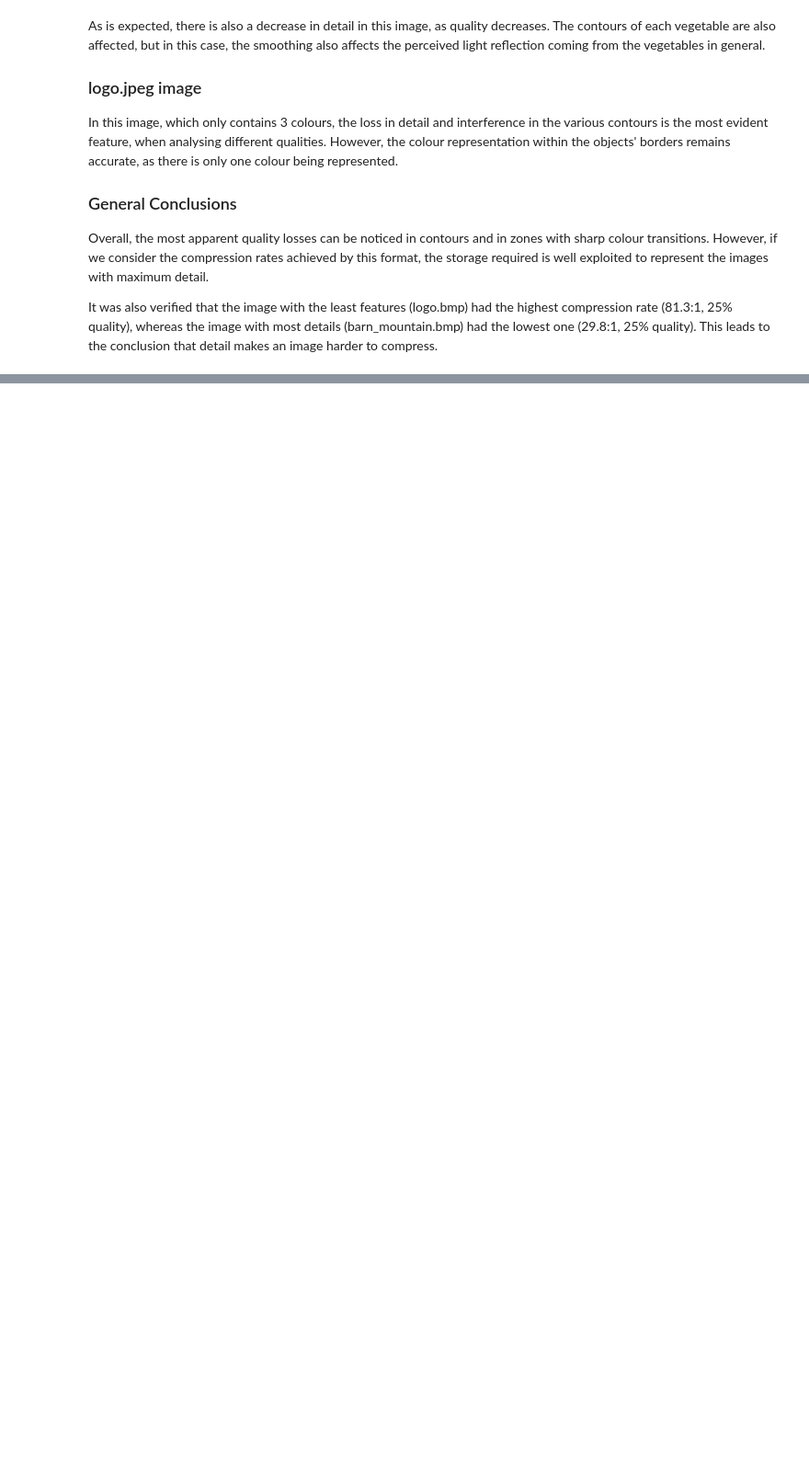
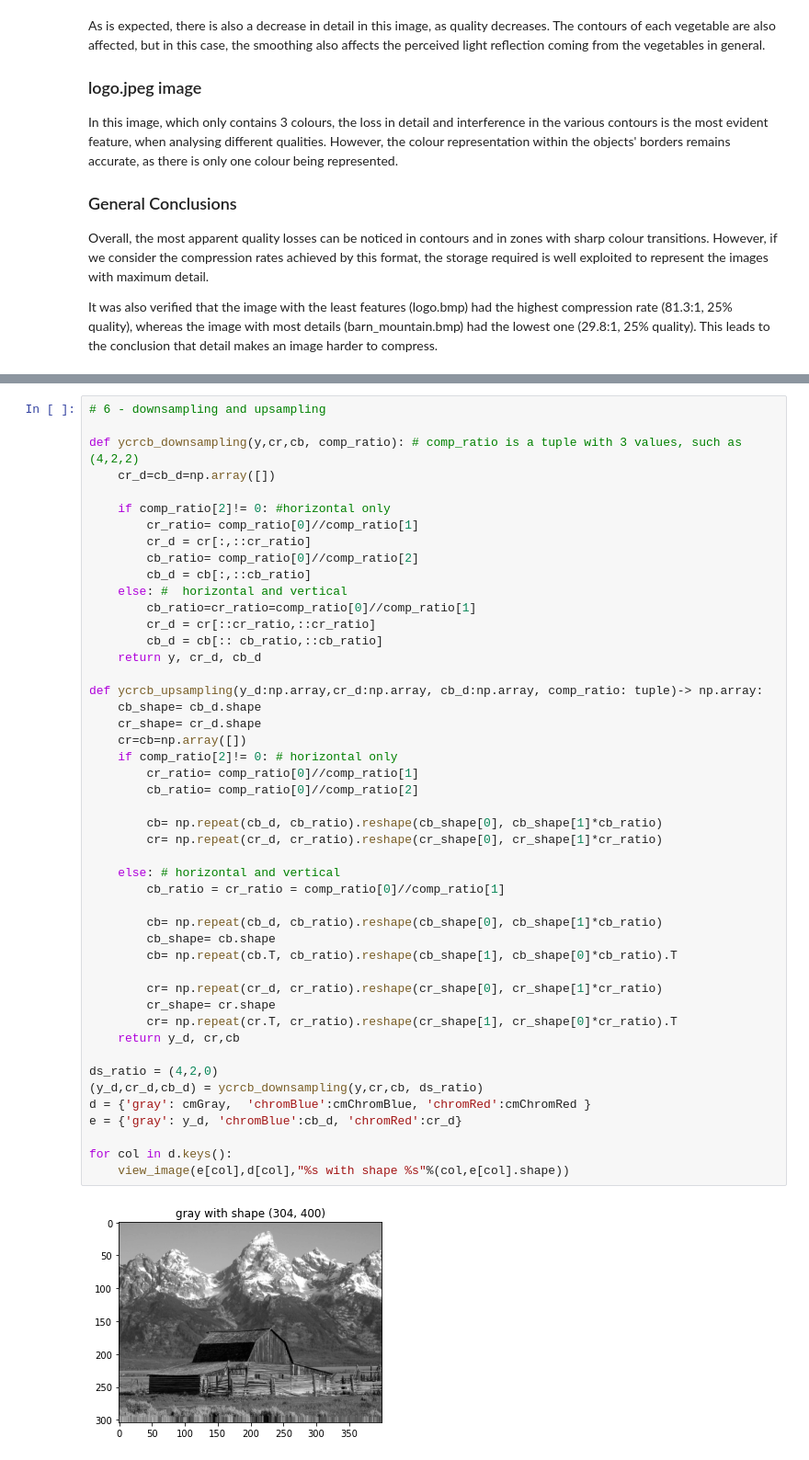
Before and after one commit to PomatoCoCEO/MULT, a Jupyter notebook: report.ipynb, the cells around one changed output, grey strips where cells are left out. Shown at 92% size. Drawn from its saved outputs; the diff is of its cells as text; blank space fills up the shorter version.

```diff
--- a/report.ipynb
+++ b/report.ipynb
@@ -70,0 +210,49 @@ It was also verified that the image with the least features (logo.bmp) had the h
+# %%
+# 6 - downsampling and upsampling
+
+def ycrcb_downsampling(y,cr,cb, comp_ratio): # comp_ratio is a tuple with 3 values, such as (4,2,2)
+    cr_d=cb_d=np.array([])
+
+    if comp_ratio[2]!= 0: #horizontal only
+        cr_ratio= comp_ratio[0]//comp_ratio[1]
+        cr_d = cr[:,::cr_ratio]
+        cb_ratio= comp_ratio[0]//comp_ratio[2]
+        cb_d = cb[:,::cb_ratio]
+    else: #  horizontal and vertical
+        cb_ratio=cr_ratio=comp_ratio[0]//comp_ratio[1]
+        cr_d = cr[::cr_ratio,::cr_ratio]
+        cb_d = cb[:: cb_ratio,::cb_ratio]
+    return y, cr_d, cb_d
+
+def ycrcb_upsampling(y_d:np.array,cr_d:np.array, cb_d:np.array, comp_ratio: tuple)-> np.array:
+    cb_shape= cb_d.shape
+    cr_shape= cr_d.shape
+    cr=cb=np.array([])
+    if comp_ratio[2]!= 0: # horizontal only
+        cr_ratio= comp_ratio[0]//comp_ratio[1]
+        cb_ratio= comp_ratio[0]//comp_ratio[2]
+
+        cb= np.repeat(cb_d, cb_ratio).reshape(cb_shape[0], cb_shape[1]*cb_ratio)
+        cr= np.repeat(cr_d, cr_ratio).reshape(cr_shape[0], cr_shape[1]*cr_ratio)
+
+    else: # horizontal and vertical
+        cb_ratio = cr_ratio = comp_ratio[0]//comp_ratio[1]
+
+        cb= np.repeat(cb_d, cb_ratio).reshape(cb_shape[0], cb_shape[1]*cb_ratio)
+        cb_shape= cb.shape
+        cb= np.repeat(cb.T, cb_ratio).reshape(cb_shape[1], cb_shape[0]*cb_ratio).T
+
+        cr= np.repeat(cr_d, cr_ratio).reshape(cr_shape[0], cr_shape[1]*cr_ratio)
+        cr_shape= cr.shape
+        cr= np.repeat(cr.T, cr_ratio).reshape(cr_shape[1], cr_shape[0]*cr_ratio).T
+    return y_d, cr,cb
+
+ds_ratio = (4,2,0)
+(y_d,cr_d,cb_d) = ycrcb_downsampling(y,cr,cb, ds_ratio)
+d = {'gray': cmGray,  'chromBlue':cmChromBlue, 'chromRed':cmChromRed }
+e = {'gray': y_d, 'chromBlue':cb_d, 'chromRed':cr_d}
+
+for col in d.keys():
+    view_image(e[col],d[col],"%s with shape %s"%(col,e[col].shape))
+# %% [output]
+[figure, added]
```
Also changed, not shown: parts of 17 cells of this notebook, 2 other files.
